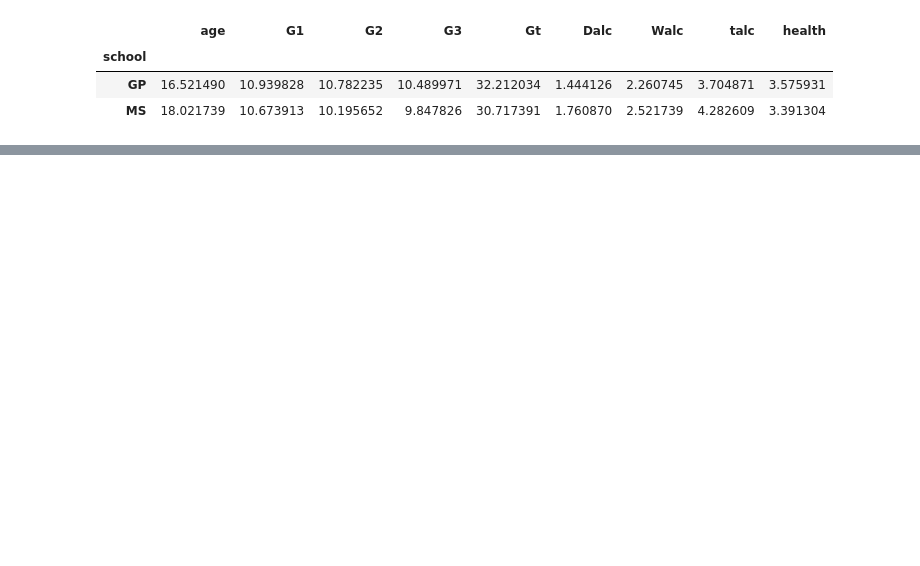
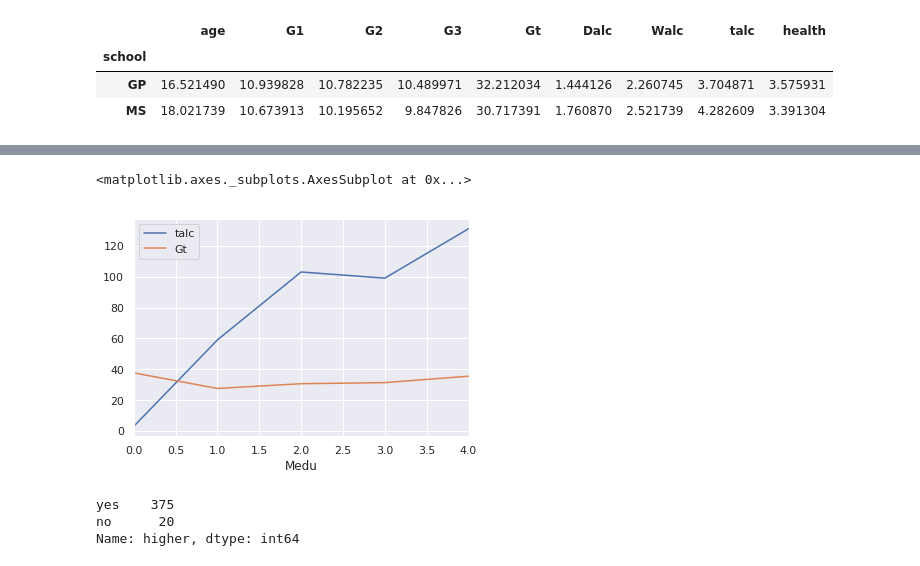
Before and after one commit to Learnlearningplatform/Student_analysis, a Jupyter notebook: project1.ipynb, the cells around one changed output, grey strips where cells are left out. Cells and saved outputs as stored; diff of their text form; code cells hidden in the pictures; blank space fills up the shorter version.

```diff
--- a/project1.ipynb
+++ b/project1.ipynb
@@ -376,0 +399,13 @@ x.plot()
+# %%
+b=df.groupby(['Medu'])['talc','Gt'].agg({'talc':'count','Gt':'mean'})
+b.plot()
+#Same is the case as of father education
+# %% [output]
+<matplotlib.axes._subplots.AxesSubplot at 0x...>
+[figure, added]
+# %%
+df['higher'].value_counts()
+# %% [output]
+yes    375
+no      20
+Name: higher, dtype: int64
```
Also changed, not shown: parts of 24 cells of this notebook.
